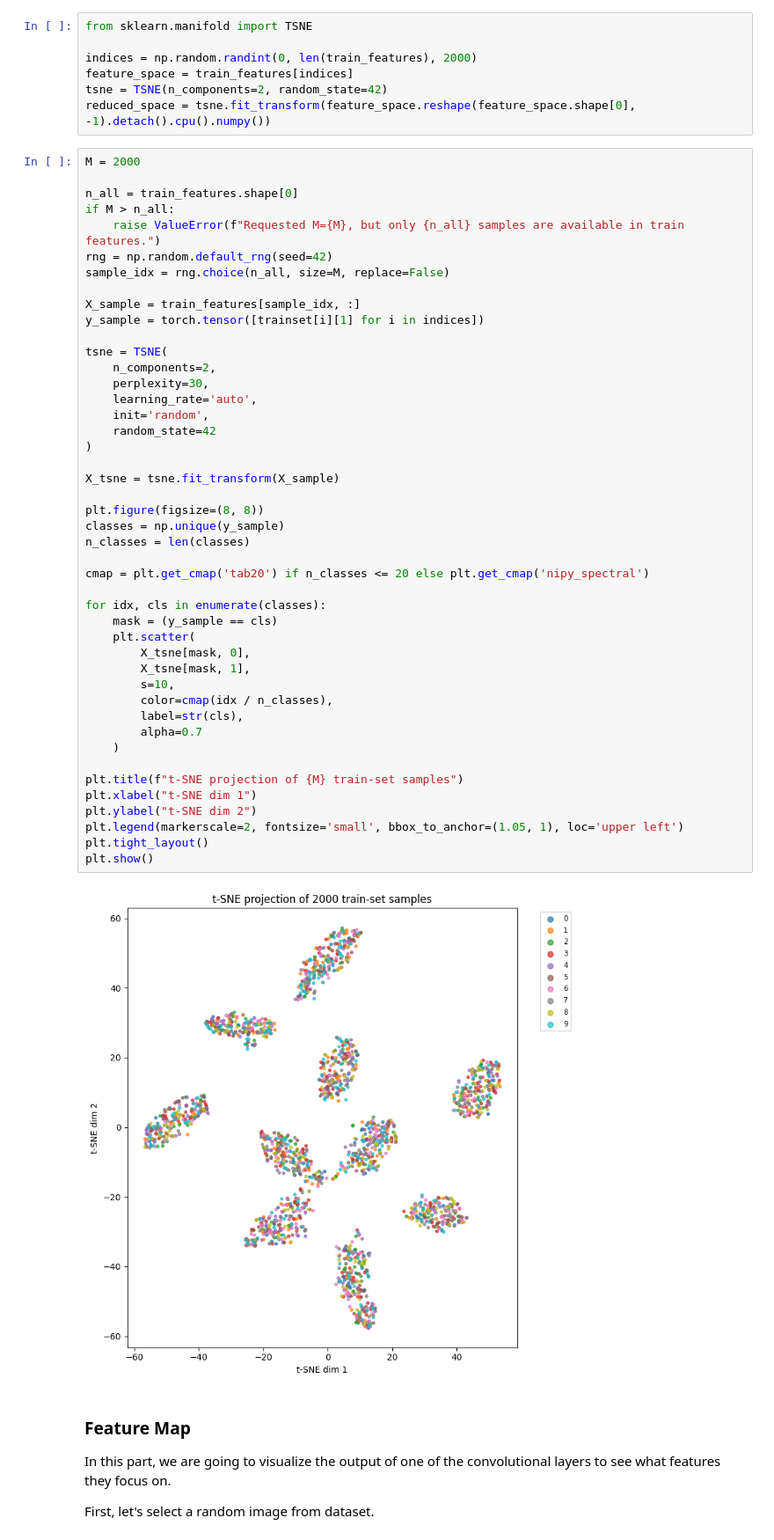
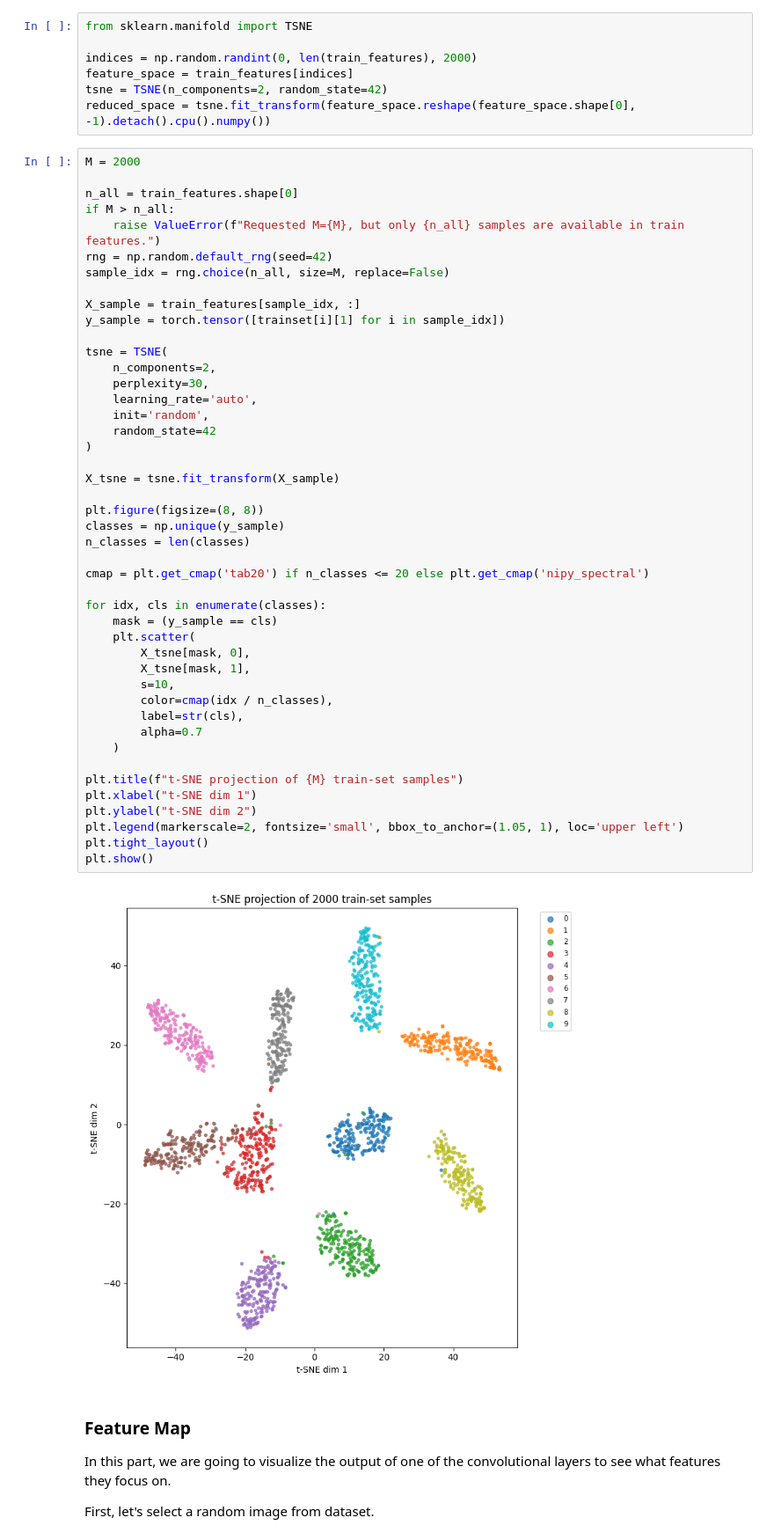
Before and after one commit to Parsa-Saeednia/ai-image-classification-neural-networks, a Jupyter notebook: AI_S04_CA4.ipynb, the cells around one changed output. Shown at 88% size. Drawn from its saved outputs; the diff is of its cells as text.

```diff
--- a/AI_S04_CA4.ipynb
+++ b/AI_S04_CA4.ipynb
@@ -882,7 +882,7 @@ rng = np.random.default_rng(seed=42)
 sample_idx = rng.choice(n_all, size=M, replace=False)
 
 X_sample = train_features[sample_idx, :]
-y_sample = torch.tensor([trainset[i][1] for i in indices])
+y_sample = torch.tensor([trainset[i][1] for i in sample_idx])
 
 tsne = TSNE(
     n_components=2,
@@ -891,34 +891,34 @@ tsne = TSNE(
     init='random',
     random_state=42
 )
 
 X_tsne = tsne.fit_transform(X_sample)
 
 plt.figure(figsize=(8, 8))
 classes = np.unique(y_sample)
 n_classes = len(classes)
 
 cmap = plt.get_cmap('tab20') if n_classes <= 20 else plt.get_cmap('nipy_spectral')
 
 for idx, cls in enumerate(classes):
     mask = (y_sample == cls)
     plt.scatter(
         X_tsne[mask, 0],
         X_tsne[mask, 1],
         s=10,
         color=cmap(idx / n_classes),
         label=str(cls),
         alpha=0.7
     )
 
 plt.title(f"t-SNE projection of {M} train‐set samples")
 plt.xlabel("t-SNE dim 1")
 plt.ylabel("t-SNE dim 2")
 plt.legend(markerscale=2, fontsize='small', bbox_to_anchor=(1.05, 1), loc='upper left')
 plt.tight_layout()
 plt.show()
 # %% [output]
-[figure, old version]
+[figure, new version]
 # %% [markdown]
 ### Feature Map
 
```
Also changed, not shown: parts of 10 cells of this notebook, 1 other file.
